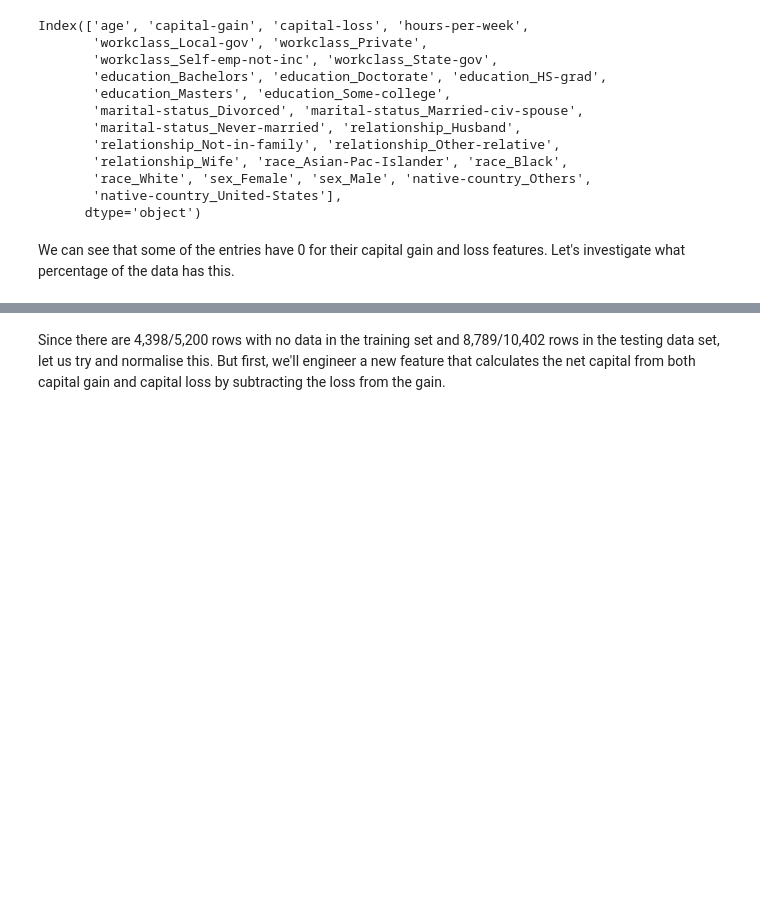
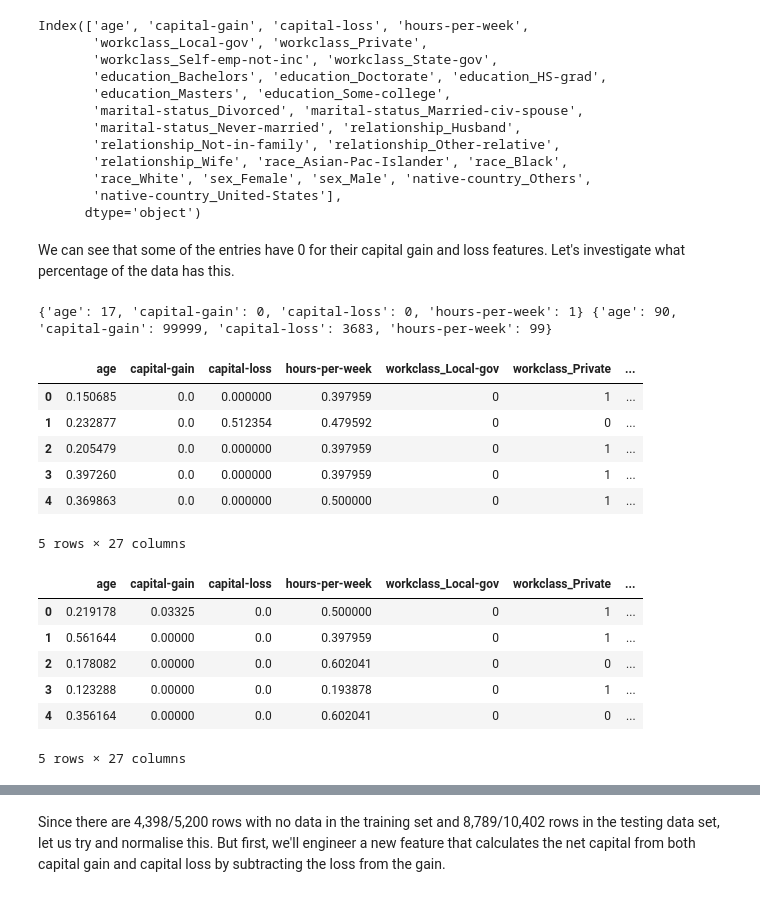
Before and after one commit to sprince0031/UL_Masters, a Jupyter notebook: SEM_1/CS6271-Evolutionary_Computation_and_Humanoid_Robotics/Project/CS6271_EvolutionaryAlgorithmsProject_2023.ipynb, the cells around one changed output, grey strips where cells are left out. Saved outputs shown, nothing was run; the diff lists cells and outputs as text; code cells hidden in the pictures; blank space fills up the shorter version.

```diff
--- a/SEM_1/CS6271-Evolutionary_Computation_and_Humanoid_Robotics/Project/CS6271_EvolutionaryAlgorithmsProject_2023.ipynb
+++ b/SEM_1/CS6271-Evolutionary_Computation_and_Humanoid_Robotics/Project/CS6271_EvolutionaryAlgorithmsProject_2023.ipynb
@@ -229,6 +229,39 @@ Index(['age', 'capital-gain', 'capital-loss', 'hours-per-week',
       dtype='object')
 # %% [markdown]
 We can see that some of the entries have 0 for their capital gain and loss features. Let's investigate what percentage of the data has this.
+# %%
+X_total = pd.concat([X_train_encoded, X_test_encoded], ignore_index=True)
+# X_total = X_total[X_total['age'] >= 17]
+numerical_features = ['age', 'capital-gain', 'capital-loss', 'hours-per-week']
+total_mins = {}
+total_maxs = {}
+for feature in numerical_features:
+    total_mins[feature] = X_total.loc[:, feature].min()
+    total_maxs[feature] = X_total.loc[:, feature].max()
+print(total_mins, total_maxs)
+# %% [output]
+{'age': 17, 'capital-gain': 0, 'capital-loss': 0, 'hours-per-week': 1} {'age': 90, 'capital-gain': 99999, 'capital-loss': 3683, 'hours-per-week': 99}
+# %%
+for feature in numerical_features:
+    X_train_encoded.loc[:, feature] = (X_train.loc[:, feature] - total_mins[feature]) / (total_maxs[feature] - total_mins[feature])
+    X_test_encoded.loc[:, feature] = (X_test.loc[:, feature] - total_mins[feature]) / (total_maxs[feature] - total_mins[feature])
+display(X_train_encoded.head())
+display(X_test_encoded.head())
+# %% [output]
+|  | age | capital-gain | capital-loss | hours-per-week | workclass_Local-gov | workclass_Private | ... |
+| 0 | 0.150685 | 0.0 | 0.000000 | 0.397959 | 0 | 1 | ... |
+| 1 | 0.232877 | 0.0 | 0.512354 | 0.479592 | 0 | 0 | ... |
+| 2 | 0.205479 | 0.0 | 0.000000 | 0.397959 | 0 | 1 | ... |
+| 3 | 0.397260 | 0.0 | 0.000000 | 0.397959 | 0 | 1 | ... |
+| 4 | 0.369863 | 0.0 | 0.000000 | 0.500000 | 0 | 1 | ... |
+5 rows × 27 columns
+|  | age | capital-gain | capital-loss | hours-per-week | workclass_Local-gov | workclass_Private | ... |
+| 0 | 0.219178 | 0.03325 | 0.0 | 0.500000 | 0 | 1 | ... |
+| 1 | 0.561644 | 0.00000 | 0.0 | 0.397959 | 0 | 1 | ... |
+| 2 | 0.178082 | 0.00000 | 0.0 | 0.602041 | 0 | 0 | ... |
+| 3 | 0.123288 | 0.00000 | 0.0 | 0.193878 | 0 | 1 | ... |
+| 4 | 0.356164 | 0.00000 | 0.0 | 0.602041 | 0 | 0 | ... |
+5 rows × 27 columns
 # %%
 capitalData_zero_rows_train = X_train_encoded[(X_train_encoded['capital-gain'] == 0) & (X_train_encoded['capital-loss'] == 0)]
 display(capitalData_zero_rows_train.head(10))
```
Also changed, not shown: parts of 17 cells of this notebook, 1 other file.
